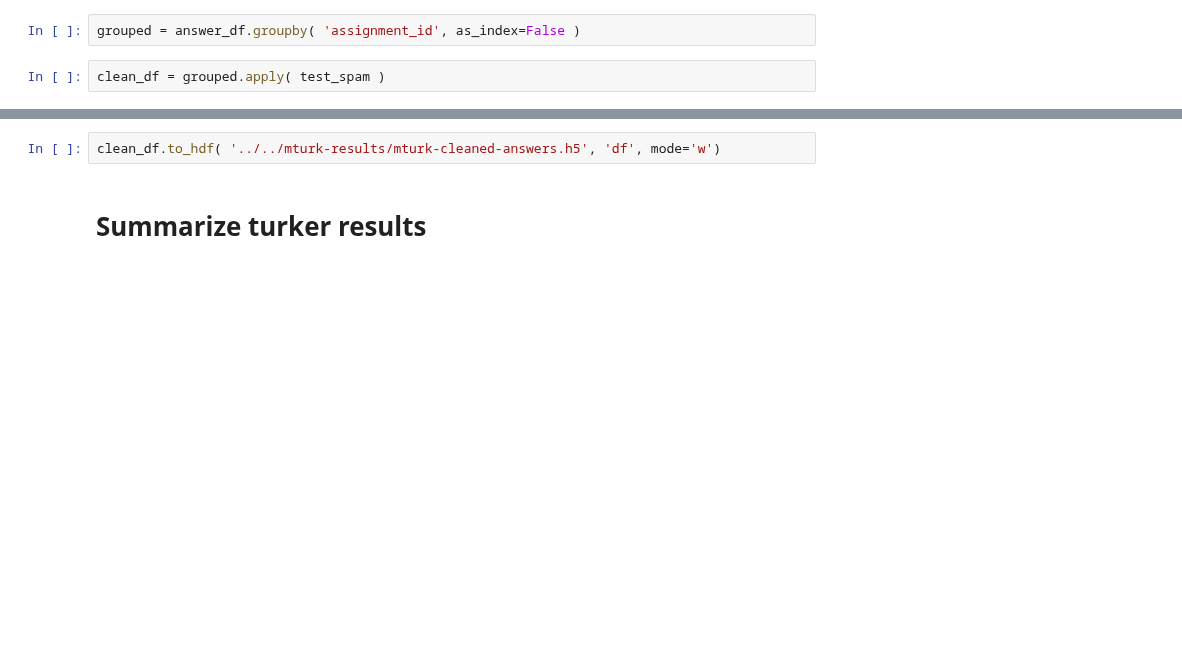
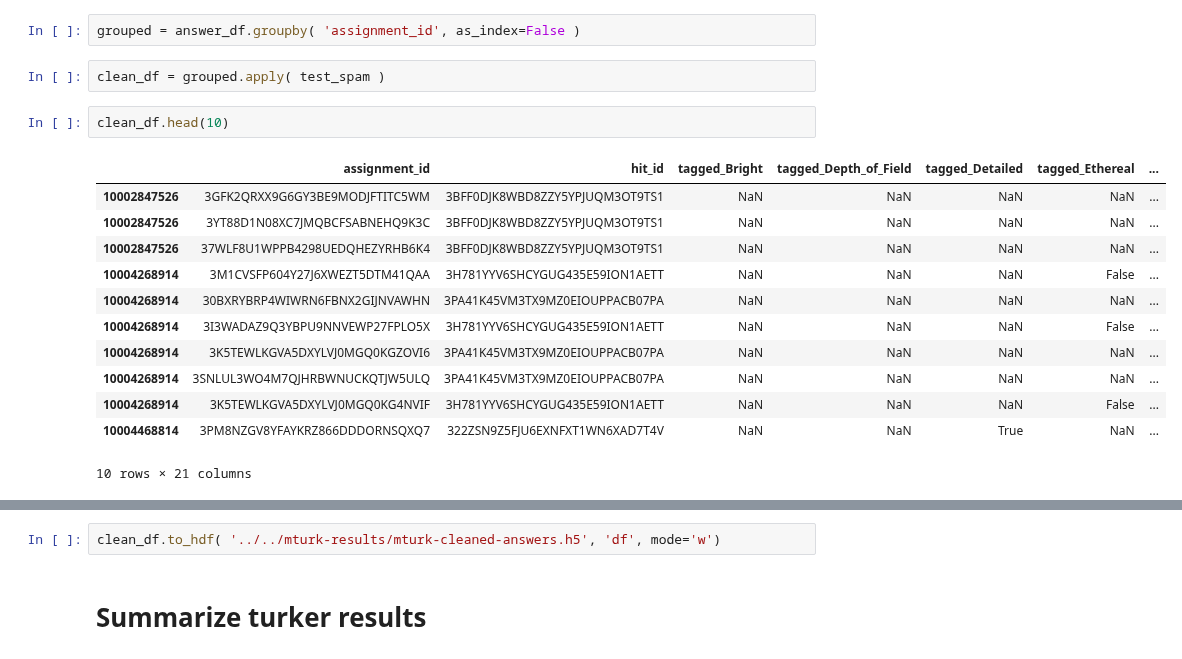
Before and after one commit to matttrent/vislab, a Jupyter notebook: notebooks/mturk_get_results.ipynb, the cells around one changed output, grey strips where cells are left out. Cells and saved outputs as stored; diff of their text form; blank space fills up the shorter version.

```diff
--- a/notebooks/mturk_get_results.ipynb
+++ b/notebooks/mturk_get_results.ipynb
@@ -425,6 +428,21 @@ def test_spam( group ):
 grouped = answer_df.groupby( 'assignment_id', as_index=False )
 # %%
 clean_df = grouped.apply( test_spam )
+# %%
+clean_df.head(10)
+# %% [output]
+|  | assignment_id | hit_id | tagged_Bright | tagged_Depth_of_Field | tagged_Detailed | tagged_Ethereal | ... |
+| 10002847526 | 3GFK2QRXX9G6GY3BE9MODJFTITC5WM | 3BFF0DJK8WBD8ZZY5YPJUQM3OT9TS1 | NaN | NaN | NaN | NaN | ... |
+| 10002847526 | 3YT88D1N08XC7JMQBCFSABNEHQ9K3C | 3BFF0DJK8WBD8ZZY5YPJUQM3OT9TS1 | NaN | NaN | NaN | NaN | ... |
+| 10002847526 | 37WLF8U1WPPB4298UEDQHEZYRHB6K4 | 3BFF0DJK8WBD8ZZY5YPJUQM3OT9TS1 | NaN | NaN | NaN | NaN | ... |
+| 10004268914 | 3M1CVSFP604Y27J6XWEZT5DTM41QAA | 3H781YYV6SHCYGUG435E59ION1AETT | NaN | NaN | NaN | False | ... |
+| 10004268914 | 30BXRYBRP4WIWRN6FBNX2GIJNVAWHN | 3PA41K45VM3TX9MZ0EIOUPPACB07PA | NaN | NaN | NaN | NaN | ... |
+| 10004268914 | 3I3WADAZ9Q3YBPU9NNVEWP27FPLO5X | 3H781YYV6SHCYGUG435E59ION1AETT | NaN | NaN | NaN | False | ... |
+| 10004268914 | 3K5TEWLKGVA5DXYLVJ0MGQ0KGZOVI6 | 3PA41K45VM3TX9MZ0EIOUPPACB07PA | NaN | NaN | NaN | NaN | ... |
+| 10004268914 | 3SNLUL3WO4M7QJHRBWNUCKQTJW5ULQ | 3PA41K45VM3TX9MZ0EIOUPPACB07PA | NaN | NaN | NaN | NaN | ... |
+| 10004268914 | 3K5TEWLKGVA5DXYLVJ0MGQ0KG4NVIF | 3H781YYV6SHCYGUG435E59ION1AETT | NaN | NaN | NaN | False | ... |
+| 10004468814 | 3PM8NZGV8YFAYKRZ866DDDORNSQXQ7 | 322ZSN9Z5FJU6EXNFXT1WN6XAD7T4V | NaN | NaN | True | NaN | ... |
+10 rows × 21 columns
 # %%
 print len( answer_df )
 print len( clean_df )
```
Also changed, not shown: parts of 25 cells of this notebook, 1 other file.
